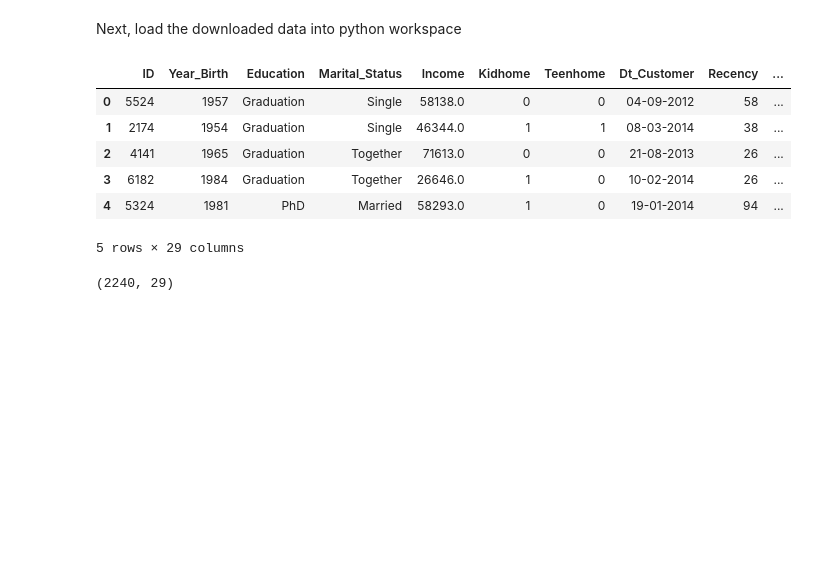
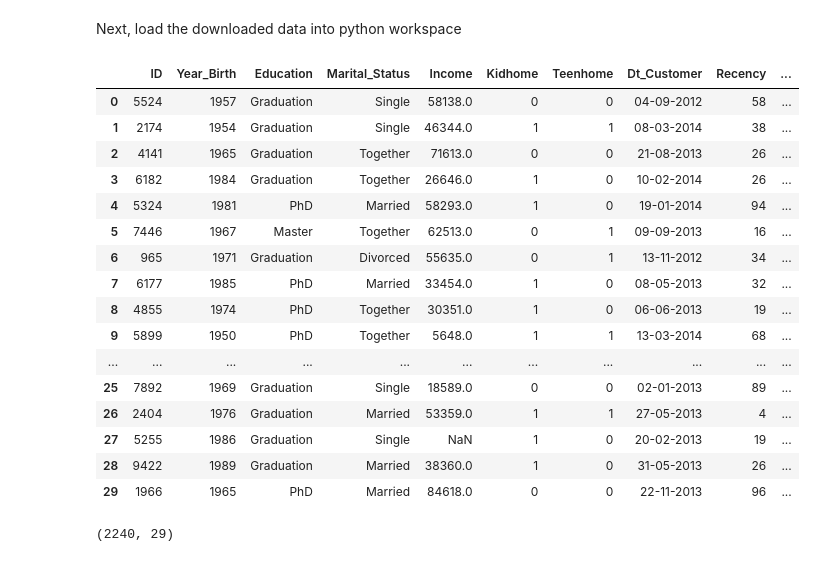
Before and after one commit to XuAnZ0717/XuAnZ, a Jupyter notebook: Customer Segmentation on Clustering Algorithms-checkpoint.ipynb, the cells around one changed output. Drawn from its saved outputs; the diff is of its cells as text; code cells hidden in the pictures; blank space fills up the shorter version.

```diff
--- a/Customer Segmentation on Clustering Algorithms-checkpoint.ipynb
+++ b/Customer Segmentation on Clustering Algorithms-checkpoint.ipynb
@@ -20,17 +23,31 @@ import seaborn as sns
 Next, load the downloaded data into python workspace
 # %%
 #Set the working directory to where the data file is located
-cust_data = pd.read_csv('C:/Users/Twx0717/Desktop/FYP/marketing_campaign.csv', sep = '\t')
+cust_data = pd.read_csv('marketing_campaign.csv', sep = '\t')
+# %%
+# Set the parameter in pandas
+pd.set_option('display.max_row', 30)
+pd.set_option('display.max_columns',29)
 # %%
-cust_data.head()
+cust_data.head(30)
 # %% [output]
 |  | ID | Year_Birth | Education | Marital_Status | Income | Kidhome | Teenhome | Dt_Customer | Recency | ... |
 | 0 | 5524 | 1957 | Graduation | Single | 58138.0 | 0 | 0 | 04-09-2012 | 58 | ... |
 | 1 | 2174 | 1954 | Graduation | Single | 46344.0 | 1 | 1 | 08-03-2014 | 38 | ... |
 | 2 | 4141 | 1965 | Graduation | Together | 71613.0 | 0 | 0 | 21-08-2013 | 26 | ... |
 | 3 | 6182 | 1984 | Graduation | Together | 26646.0 | 1 | 0 | 10-02-2014 | 26 | ... |
 | 4 | 5324 | 1981 | PhD | Married | 58293.0 | 1 | 0 | 19-01-2014 | 94 | ... |
+| 5 | 7446 | 1967 | Master | Together | 62513.0 | 0 | 1 | 09-09-2013 | 16 | ... |
+| 6 | 965 | 1971 | Graduation | Divorced | 55635.0 | 0 | 1 | 13-11-2012 | 34 | ... |
+| 7 | 6177 | 1985 | PhD | Married | 33454.0 | 1 | 0 | 08-05-2013 | 32 | ... |
+| 8 | 4855 | 1974 | PhD | Together | 30351.0 | 1 | 0 | 06-06-2013 | 19 | ... |
+| 9 | 5899 | 1950 | PhD | Together | 5648.0 | 1 | 1 | 13-03-2014 | 68 | ... |
+| ... | ... | ... | ... | ... | ... | ... | ... | ... | ... | ... |
+| 25 | 7892 | 1969 | Graduation | Single | 18589.0 | 0 | 0 | 02-01-2013 | 89 | ... |
+| 26 | 2404 | 1976 | Graduation | Married | 53359.0 | 1 | 1 | 27-05-2013 | 4 | ... |
+| 27 | 5255 | 1986 | Graduation | Single | NaN | 1 | 0 | 20-02-2013 | 19 | ... |
+| 28 | 9422 | 1989 | Graduation | Married | 38360.0 | 1 | 0 | 31-05-2013 | 26 | ... |
+| 29 | 1966 | 1965 | PhD | Married | 84618.0 | 0 | 0 | 22-11-2013 | 96 | ... |
-5 rows × 29 columns
 # %%
 cust_data.shape
 # %% [output]
```
Also changed, not shown: parts of 21 cells of this notebook.
